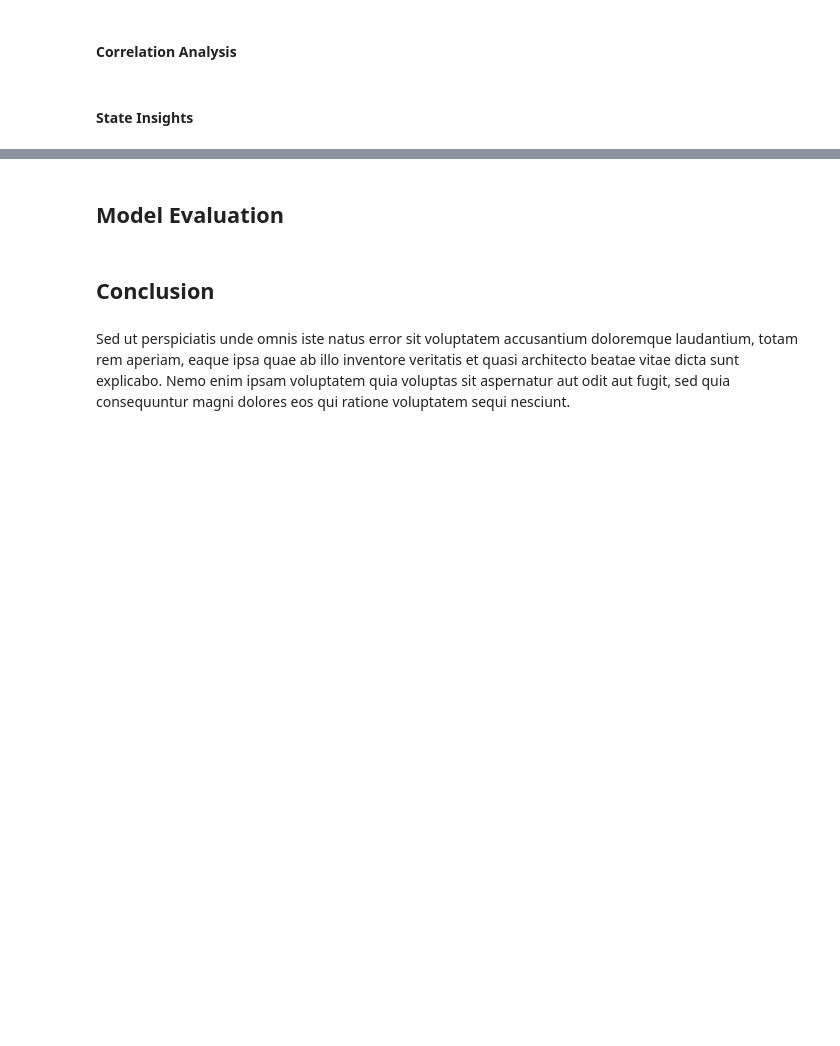
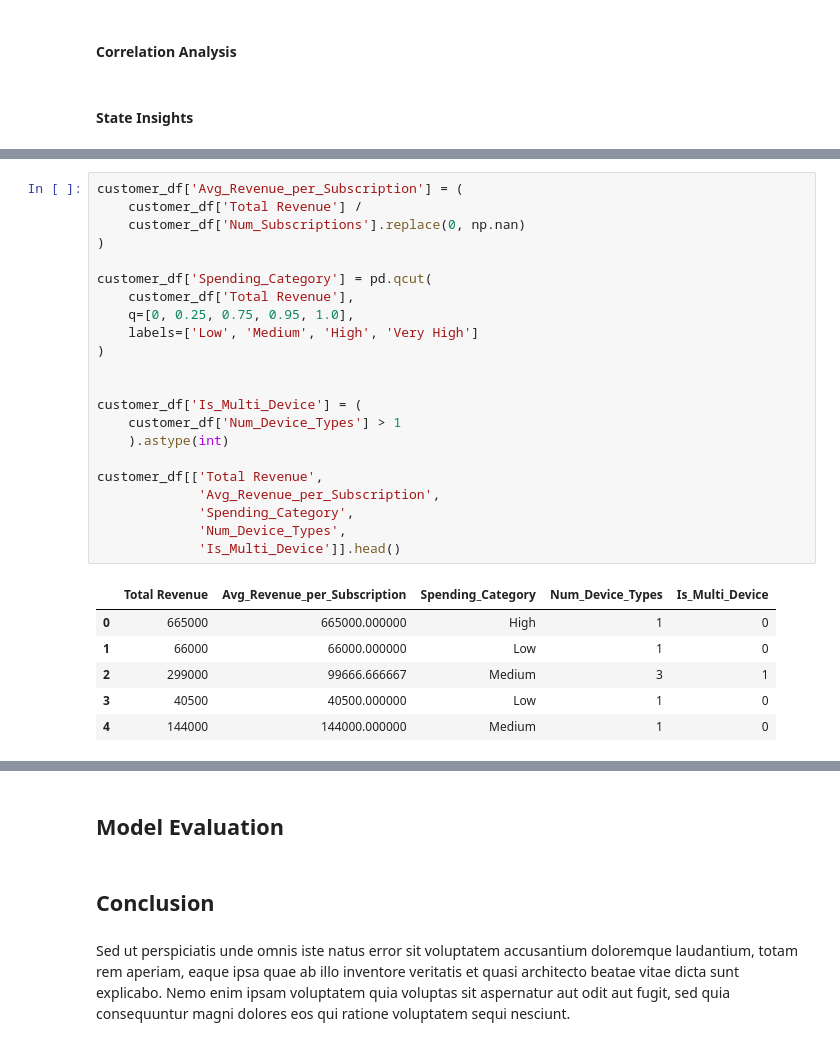
Before and after one commit to AISaturdaysLagos/C9-team-benokri, a Jupyter notebook: mtn_churn_prediction.ipynb, the cells around one changed output, grey strips where cells are left out. Cells and saved outputs as stored; diff of their text form; blank space fills up the shorter version.

```diff
--- a/mtn_churn_prediction.ipynb
+++ b/mtn_churn_prediction.ipynb
@@ -215,0 +268,29 @@ The following columns were dropped (because they don't make sense at customer-le
+# %%
+customer_df['Avg_Revenue_per_Subscription'] = (
+    customer_df['Total Revenue'] /
+    customer_df['Num_Subscriptions'].replace(0, np.nan)
+)
+
+customer_df['Spending_Category'] = pd.qcut(
+    customer_df['Total Revenue'],
+    q=[0, 0.25, 0.75, 0.95, 1.0],
+    labels=['Low', 'Medium', 'High', 'Very High']
+)
+
+
+customer_df['Is_Multi_Device'] = (
+    customer_df['Num_Device_Types'] > 1
+    ).astype(int)
+
+customer_df[['Total Revenue',
+             'Avg_Revenue_per_Subscription',
+             'Spending_Category',
+             'Num_Device_Types',
+             'Is_Multi_Device']].head()
+# %% [output]
+|  | Total Revenue | Avg_Revenue_per_Subscription | Spending_Category | Num_Device_Types | Is_Multi_Device |
+| 0 | 665000 | 665000.000000 | High | 1 | 0 |
+| 1 | 66000 | 66000.000000 | Low | 1 | 0 |
+| 2 | 299000 | 99666.666667 | Medium | 3 | 1 |
+| 3 | 40500 | 40500.000000 | Low | 1 | 0 |
+| 4 | 144000 | 144000.000000 | Medium | 1 | 0 |
```
Also changed, not shown: parts of 17 cells of this notebook.
